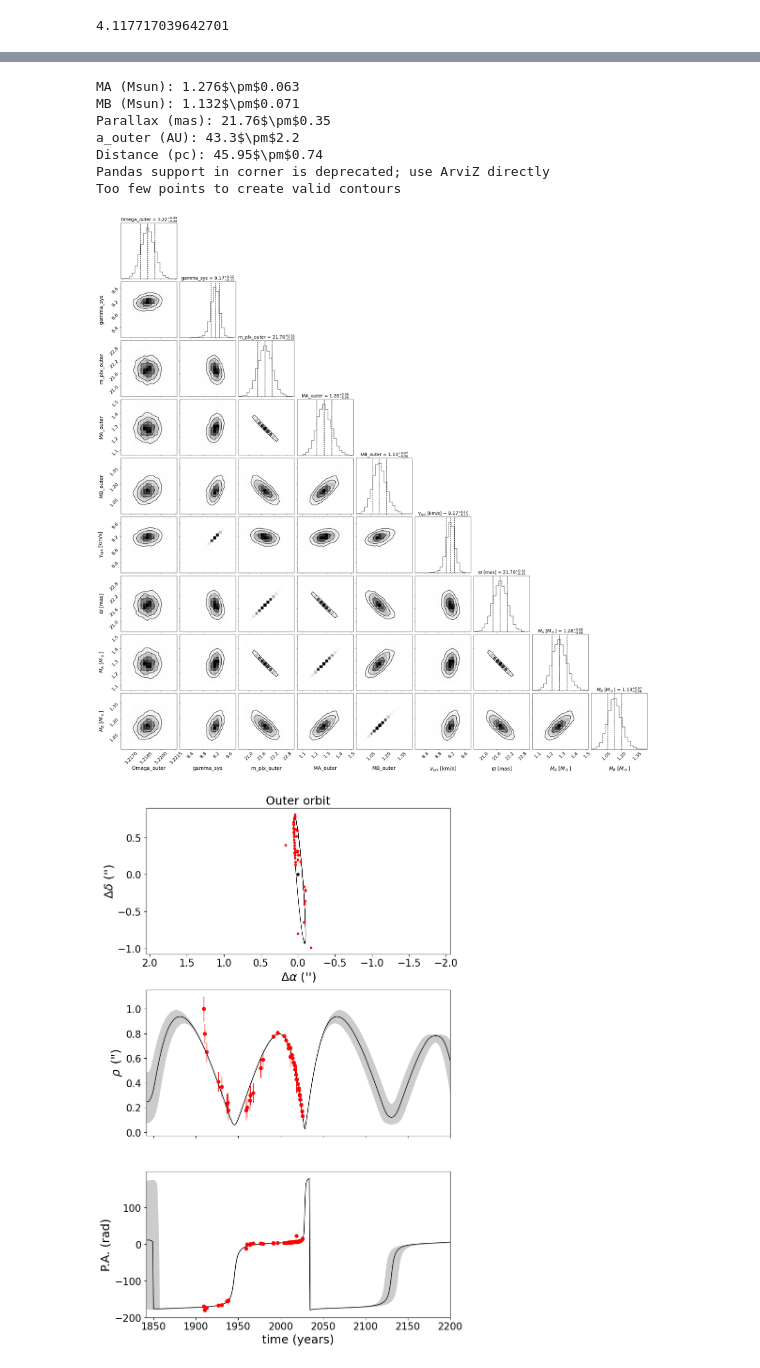
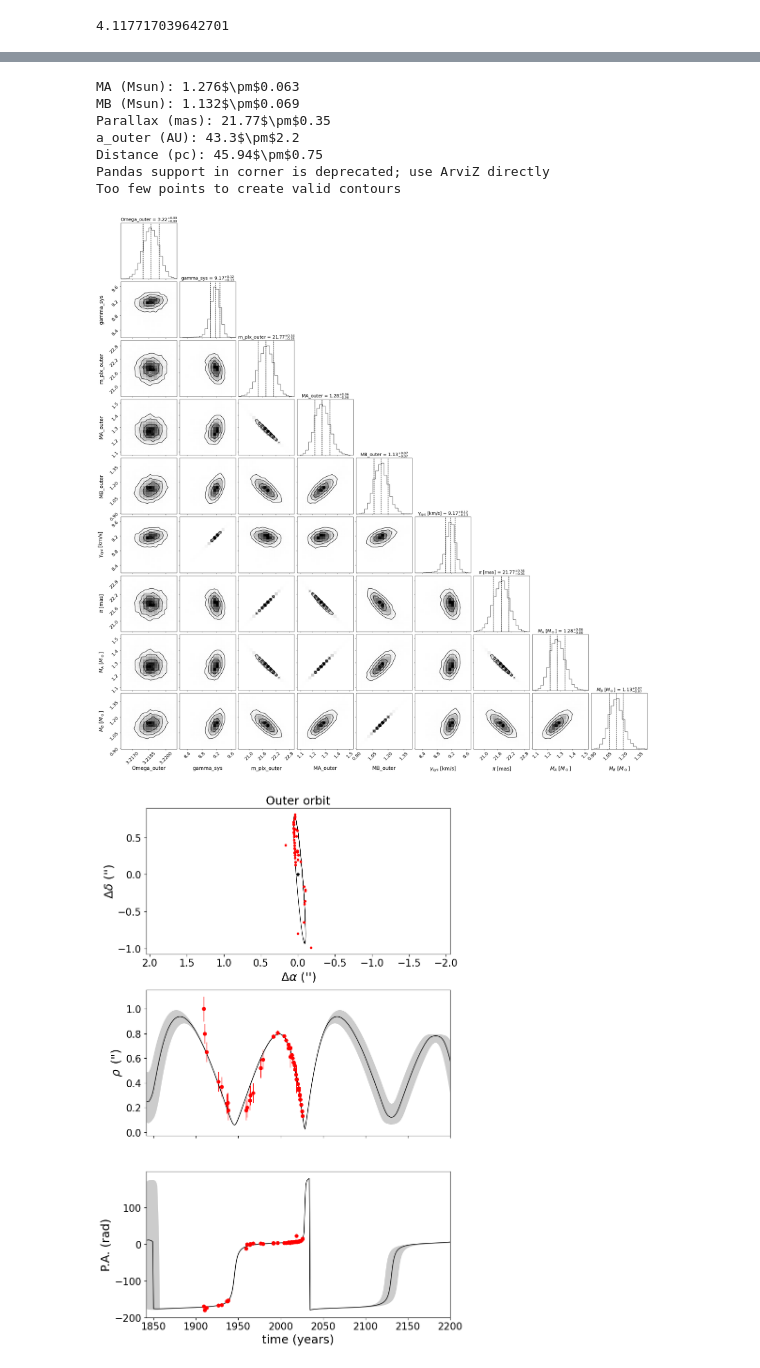
Before and after one commit to szunigaf/HD98800-orbit, a Jupyter notebook: AaAbB/AaAbB_orbit.ipynb, the cells around one changed output, grey strips where cells are left out. Drawn from its saved outputs; the diff is of its cells as text; code cells hidden in the pictures.

```diff
--- a/AaAbB/AaAbB_orbit.ipynb
+++ b/AaAbB/AaAbB_orbit.ipynb
@@ -607,19 +612,35 @@ t_fine = np.linspace(
 # -------------------------------------------------------------
 # Outer orbit diagnostic grids
 # -------------------------------------------------------------
-#
-# t_fine_xy:
-#     Used for plotting the outer astrometric orbit in the
-#     plane of the sky.
-#
-#     +/-150 years around the outer periastron.
 
-t_fine_xy = np.linspace(
-    tp_outer_JD_0 - 25 * yr,
-    tp_outer_JD_0 + 5 * yr,
-    num=3000
+
+
+# -------------------------------------------------------------
+# Full outer-orbit plane-of-sky grid
+# -------------------------------------------------------------
+
+t_fine_xy_full = np.linspace(
+    tp_outer_JD_0 - 150 * yr,
+    tp_outer_JD_0 + 150 * yr,
+    num=2000
 )
 
+
+# -------------------------------------------------------------
+# High-resolution zoom grid for the wobble
+# -------------------------------------------------------------
+
+xy_start_year = 2006.0
+xy_end_year   = 2030.0
+
+xy_start_jd = Time(xy_start_year, format="byear").jd
+xy_end_jd   = Time(xy_end_year, format="byear").jd
+
+t_fine_xy_zoom = np.linspace(
+    xy_start_jd,
+    xy_end_jd,
+    num=8000
+)
 
 # t_fine_outer:
 #     Used for diagnosing the complete outer orbit, including
@@ -2760,7 +2879,7 @@ calc_K_2(map_soln['Mtot_outer'], map_soln["M_t"], map_soln['ecc_outer'], map_sol
 np.random.seed(39091)
 with model:
     trace = pmx.sample(
-        tune=4500, draws=2000, start=map_soln, chains=4, cores=4, target_accept=0.98, init="adapt_full",
+        tune=5500, draws=2000, start=map_soln, chains=4, cores=4, target_accept=0.99, init="adapt_full",
     )
 # %% [output]
 The version of PyMC you are using is very outdated.
@@ -3057,7 +3184,7 @@ samples["$\\gamma_{sys}$ [km/s]"] = trace["gamma_sys"]
 # Parallax
 # ---------------------------------------------------------
 
-samples["$\\varpi$ [mas]"] = trace["m_plx_outer"]
+samples["$\\pi$ [mas]"] = trace["m_plx_outer"]
 
 # ---------------------------------------------------------
 # Masses
@@ -3115,7 +3242,7 @@ del samples["$\\Omega$ [deg]"]
 
 prior_dist = samples[
     [
-        "$\\varpi$ [mas]",
+        "$\\pi$ [mas]",
         "$M_A$ [$M_\\odot$]",
         "$M_B$ [$M_\\odot$]",
     ]
@@ -3143,37 +3270,37 @@ figure.subplots_adjust(
     right=1.5,
     top=1.5
 )
 
 for ax in figure.get_axes():
     ax.tick_params(
         axis="both",
         labelsize=18
     )
 
 # ---------------------------------------------------------
 # Save figures and complete posterior
 # ---------------------------------------------------------
 
 figure.savefig(
     "Plots/AaAbB_corner_Mass_plx_RVs.pdf",
     dpi=300,
     pad_inches=0.3,
     bbox_inches="tight"
 )
 
 samples.to_csv(
     "CSV/AaAbB_posterior_Mass_plx_RVs.csv",
     index=False
 )
 # %% [output]
 MA (Msun): 1.276$\pm$0.063
-MB (Msun): 1.132$\pm$0.071
-Parallax (mas): 21.76$\pm$0.35
+MB (Msun): 1.132$\pm$0.069
+Parallax (mas): 21.77$\pm$0.35
 a_outer (AU): 43.3$\pm$2.2
-Distance (pc): 45.95$\pm$0.74
+Distance (pc): 45.94$\pm$0.75
 Pandas support in corner is deprecated; use ArviZ directly
 Too few points to create valid contours
-[figure, old version]
+[figure, new version]
 # %%
 
 # --- reconstruct the time grid for the physical-separation track ---
```
Also changed, not shown: parts of 8 cells of this notebook, 7 other files.
